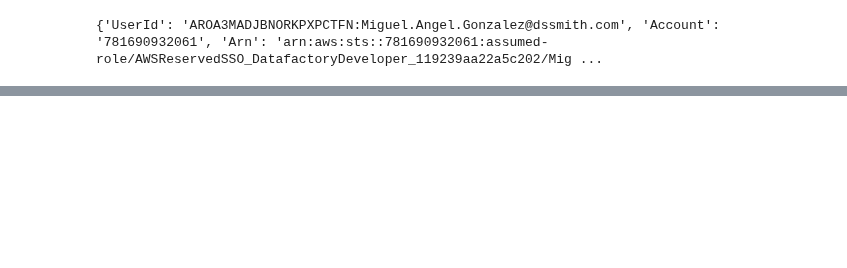
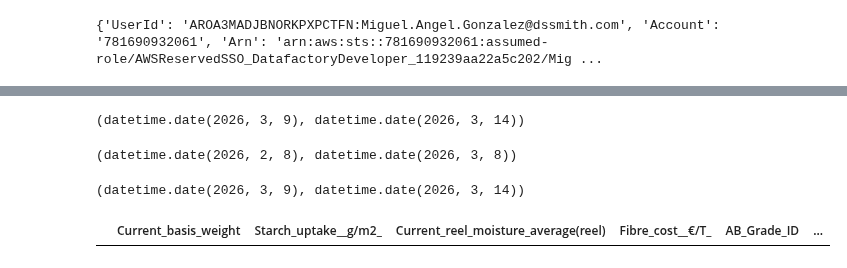
Before and after one commit to Miggon-dev/costimiser2, a Jupyter notebook: ai_process_analyst.ipynb, the cells around one changed output, grey strips where cells are left out. Cells and saved outputs as stored; diff of their text form; code cells hidden in the pictures; blank space fills up the shorter version.

```diff
--- a/ai_process_analyst.ipynb
+++ b/ai_process_analyst.ipynb
@@ -116,0 +521,8 @@ print(pdt.describe_dataframe(df))
+# %%
+target_range
+# %% [output]
+(datetime.date(2026, 3, 9), datetime.date(2026, 3, 14))
+# %%
+baseline_range
+# %% [output]
+(datetime.date(2026, 2, 8), datetime.date(2026, 3, 8))
@@ -116,0 +532,8 @@ print(pdt.describe_dataframe(df))
+# %%
+target_range
+# %% [output]
+(datetime.date(2026, 3, 9), datetime.date(2026, 3, 14))
+# %%
+process_data_clustered
+# %% [output]
+|  | Current_basis_weight | Starch_uptake__g/m2_ | Current_reel_moisture_average(reel) | Fibre_cost__€/T_ | AB_Grade_ID | ... |
```
Also changed, not shown: parts of 40 cells of this notebook, 10 other files.
